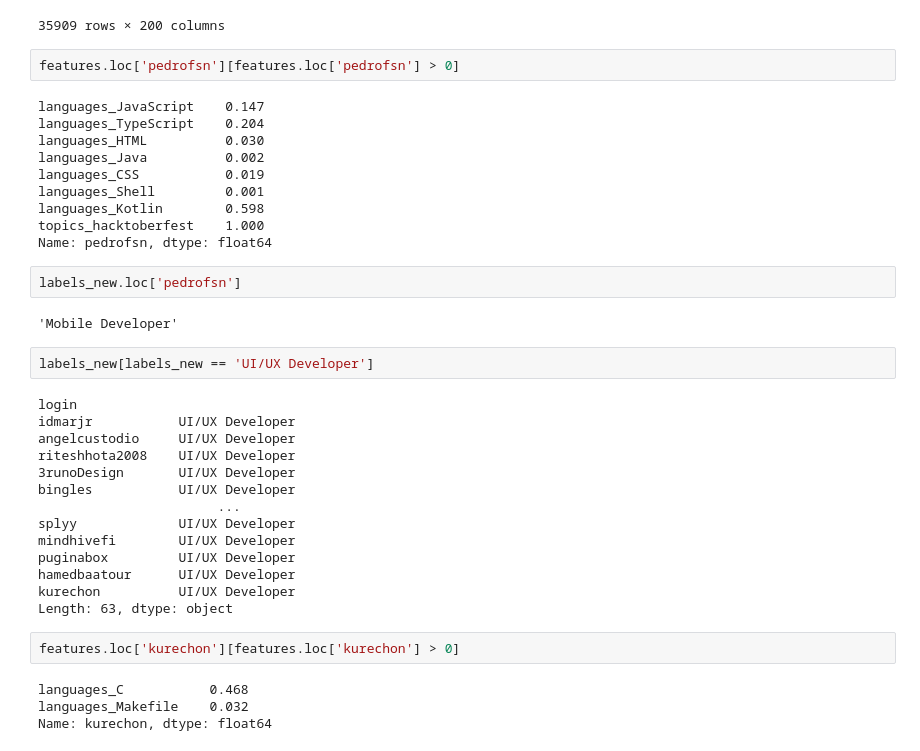
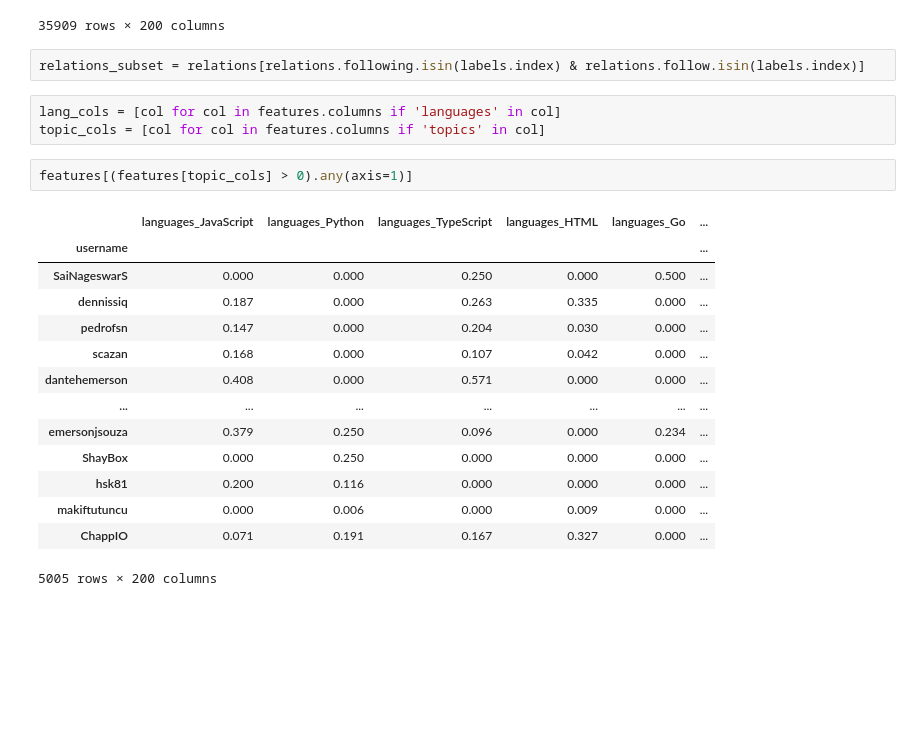
Before and after one commit to tugrulhkarabulut/github-job-title-prediction, a Jupyter notebook: data analysis.ipynb, the cells around one changed output. Drawn from its saved outputs; the diff is of its cells as text; blank space fills up the shorter version.

```diff
--- a/data analysis.ipynb
+++ b/data analysis.ipynb
@@ -41,40 +53,24 @@ features
 | charukiewicz | 0.103 | 0.000 | 0.000 | 0.048 | 0.000 | ... |
 35909 rows × 200 columns
 # %%
-features.loc['pedrofsn'][features.loc['pedrofsn'] > 0]
+relations_subset = relations[relations.following.isin(labels.index) & relations.follow.isin(labels.index)]
-# %% [output]
-languages_JavaScript    0.147
-languages_TypeScript    0.204
-languages_HTML          0.030
-languages_Java          0.002
-languages_CSS           0.019
-languages_Shell         0.001
-languages_Kotlin        0.598
-topics_hacktoberfest    1.000
-Name: pedrofsn, dtype: float64
-# %%
-labels_new.loc['pedrofsn']
-# %% [output]
-'Mobile Developer'
-# %%
-labels_new[labels_new == 'UI/UX Developer']
-# %% [output]
-login
-idmarjr           UI/UX Developer
-angelcustodio     UI/UX Developer
-riteshhota2008    UI/UX Developer
-3runoDesign       UI/UX Developer
-bingles           UI/UX Developer
-                       ...
-splyy             UI/UX Developer
-mindhivefi        UI/UX Developer
-puginabox         UI/UX Developer
-hamedbaatour      UI/UX Developer
-kurechon          UI/UX Developer
-Length: 63, dtype: object
-# %%
-features.loc['kurechon'][features.loc['kurechon'] > 0]
-# %% [output]
-languages_C           0.468
-languages_Makefile    0.032
-Name: kurechon, dtype: float64
+# %%
+lang_cols = [col for col in features.columns if 'languages' in col]
+topic_cols = [col for col in features.columns if 'topics' in col]
+# %%
+features[(features[topic_cols] > 0).any(axis=1)]
+# %% [output]
+|  | languages_JavaScript | languages_Python | languages_TypeScript | languages_HTML | languages_Go | ... |
+| username |  |  |  |  |  | ... |
+| SaiNageswarS | 0.000 | 0.000 | 0.250 | 0.000 | 0.500 | ... |
+| dennissiq | 0.187 | 0.000 | 0.263 | 0.335 | 0.000 | ... |
+| pedrofsn | 0.147 | 0.000 | 0.204 | 0.030 | 0.000 | ... |
+| scazan | 0.168 | 0.000 | 0.107 | 0.042 | 0.000 | ... |
+| dantehemerson | 0.408 | 0.000 | 0.571 | 0.000 | 0.000 | ... |
+| ... | ... | ... | ... | ... | ... | ... |
+| emersonjsouza | 0.379 | 0.250 | 0.096 | 0.000 | 0.234 | ... |
+| ShayBox | 0.000 | 0.250 | 0.000 | 0.000 | 0.000 | ... |
+| hsk81 | 0.200 | 0.116 | 0.000 | 0.000 | 0.000 | ... |
+| makiftutuncu | 0.000 | 0.006 | 0.000 | 0.009 | 0.000 | ... |
+| ChappIO | 0.071 | 0.191 | 0.167 | 0.327 | 0.000 | ... |
+5005 rows × 200 columns
```
Also changed, not shown: parts of 6 cells of this notebook, 11 other files.
